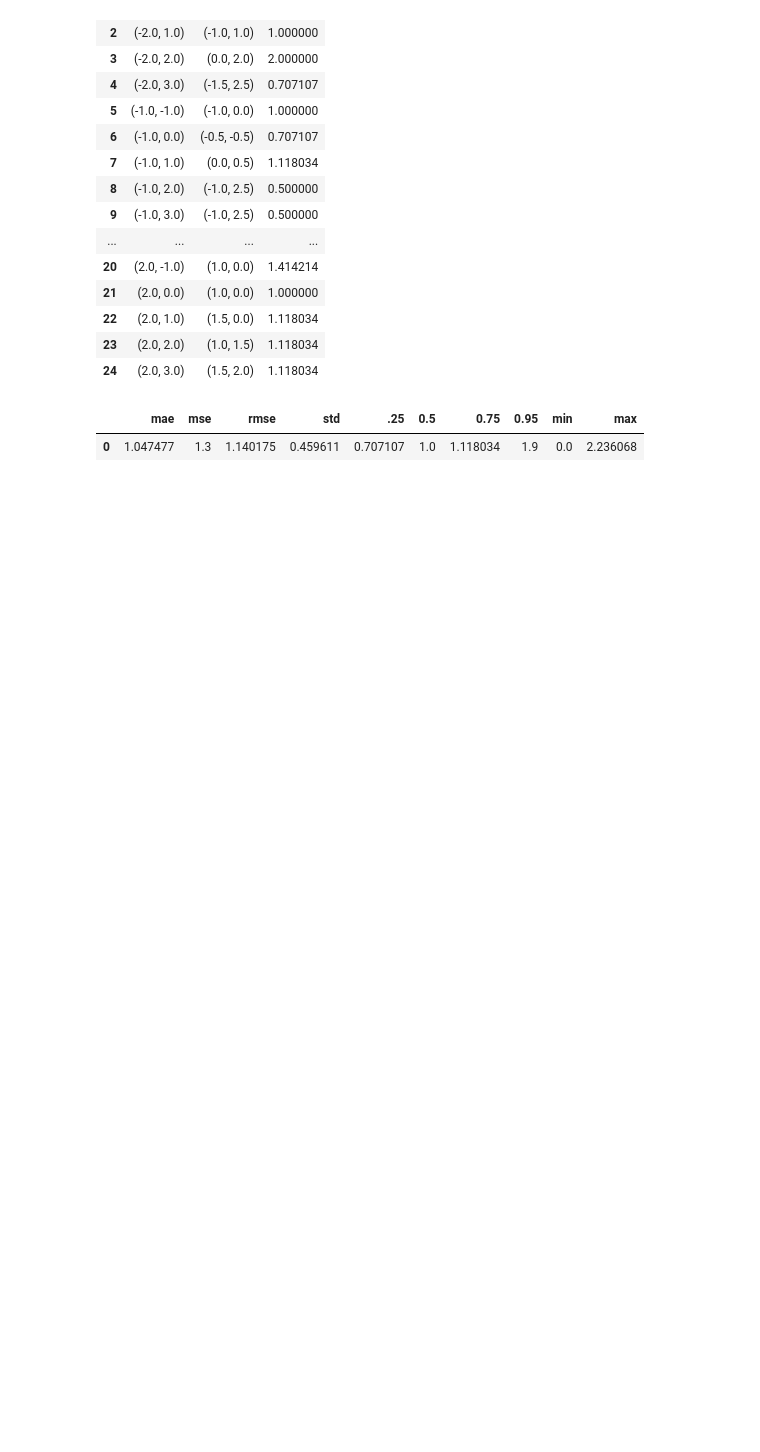
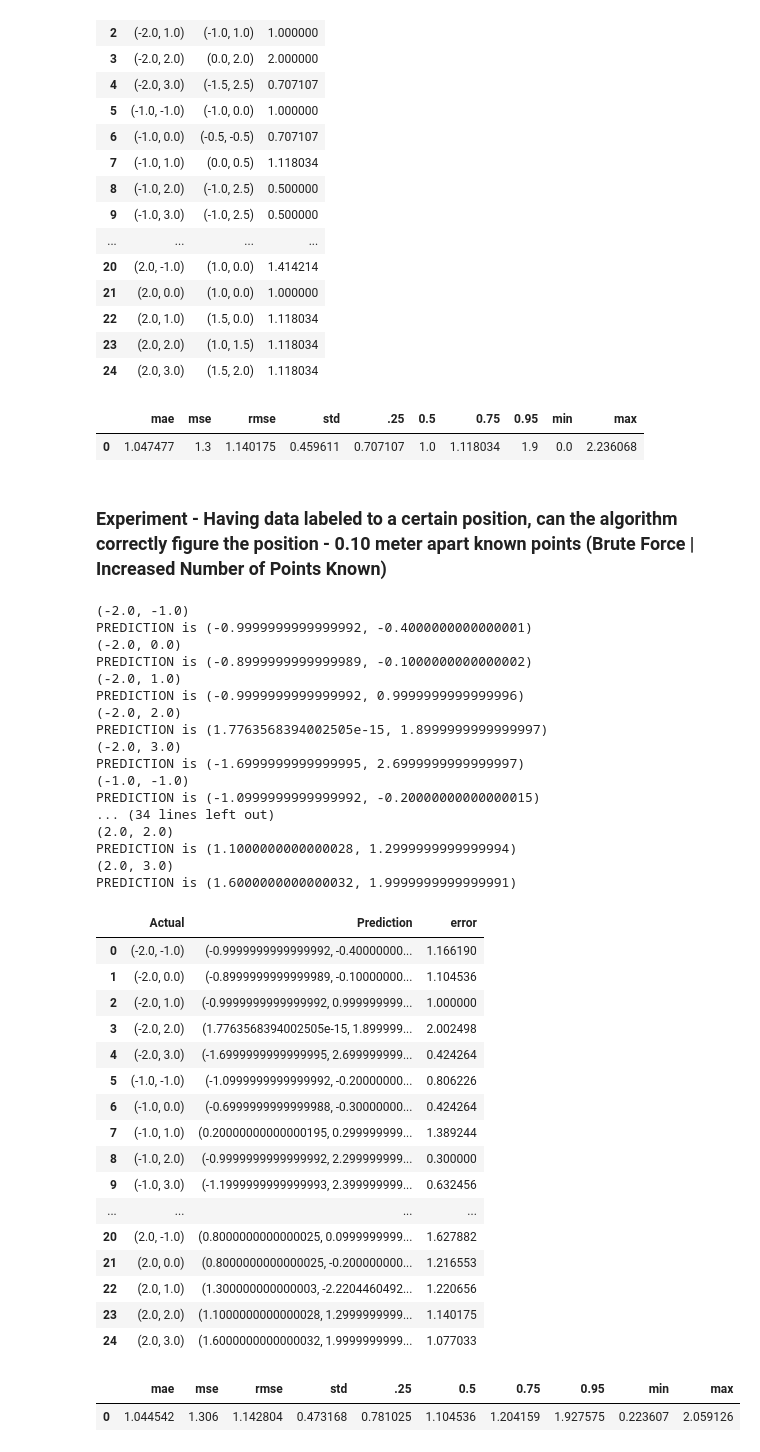
Before and after one commit to rui-pedro-porfirio/IndoorApp, a Jupyter notebook: Server/Notebooks/TRILATERATION/TrilaterationNotebook.ipynb, the cells around one changed output. Drawn from its saved outputs; the diff is of its cells as text; code cells hidden in the pictures; blank space fills up the shorter version.

```diff
--- a/Server/Notebooks/TRILATERATION/TrilaterationNotebook.ipynb
+++ b/Server/Notebooks/TRILATERATION/TrilaterationNotebook.ipynb
@@ -920,3 +961,68 @@ PREDICTION is (1.5, 2.0)
 | 24 | (2.0, 3.0) | (1.5, 2.0) | 1.118034 |
 |  | mae | mse | rmse | std | .25 | 0.5 | 0.75 | 0.95 | min | max |
 | 0 | 1.047477 | 1.3 | 1.140175 | 0.459611 | 0.707107 | 1.0 | 1.118034 | 1.9 | 0.0 | 2.236068 |
+# %% [markdown]
+### Experiment - Having data labeled to a certain position, can the algorithm correctly figure the position - 0.10 meter apart known points (Brute Force | Increased Number of Points Known)
+# %%
+statistical_cols = ['mae','mse','rmse','std','.25','0.5','0.75','0.95','min','max']
+predictions = list()
+actual = list()
+for k,v in distances.items():
+    print(k)
+    prediction = compute_trilateration(dataset_10cm,k,flag=1)
+    results_stats = list()
+    predictions.append(prediction)
+    actual.append(k)
+results = list(zip(actual,predictions))
+error_dataframe = pd.DataFrame(results,columns=['Actual','Prediction'])
+observed_errors = list()
+for index, row in error_dataframe.iterrows():
+        x1 = row['Actual']
+        x2 = row['Prediction']
+        error = math.hypot(x2[0] - x1[0], x2[1] - x1[1])
+        observed_errors.append(error)
+error = pd.DataFrame(observed_errors, columns=["error"])
+result = error_dataframe.join(error)
+display(result)
+stats = structure_data(result)
+results_stats.append(stats)
+statistics = pd.DataFrame(columns=statistical_cols,data=results_stats)
+display(statistics)
+bf_results.append(statistics.sort_values(by=['mae']).head(1).values[0])
+# %% [output]
+(-2.0, -1.0)
+PREDICTION is (-0.9999999999999992, -0.4000000000000001)
+(-2.0, 0.0)
+PREDICTION is (-0.8999999999999989, -0.1000000000000002)
+(-2.0, 1.0)
+PREDICTION is (-0.9999999999999992, 0.9999999999999996)
+(-2.0, 2.0)
+PREDICTION is (1.7763568394002505e-15, 1.8999999999999997)
+(-2.0, 3.0)
+PREDICTION is (-1.6999999999999995, 2.6999999999999997)
+(-1.0, -1.0)
+PREDICTION is (-1.0999999999999992, -0.20000000000000015)
+... (34 lines left out)
+(2.0, 2.0)
+PREDICTION is (1.1000000000000028, 1.2999999999999994)
+(2.0, 3.0)
+PREDICTION is (1.6000000000000032, 1.9999999999999991)
+|  | Actual | Prediction | error |
+| 0 | (-2.0, -1.0) | (-0.9999999999999992, -0.40000000... | 1.166190 |
+| 1 | (-2.0, 0.0) | (-0.8999999999999989, -0.10000000... | 1.104536 |
+| 2 | (-2.0, 1.0) | (-0.9999999999999992, 0.999999999... | 1.000000 |
+| 3 | (-2.0, 2.0) | (1.7763568394002505e-15, 1.899999... | 2.002498 |
+| 4 | (-2.0, 3.0) | (-1.6999999999999995, 2.699999999... | 0.424264 |
+| 5 | (-1.0, -1.0) | (-1.0999999999999992, -0.20000000... | 0.806226 |
+| 6 | (-1.0, 0.0) | (-0.6999999999999988, -0.30000000... | 0.424264 |
+| 7 | (-1.0, 1.0) | (0.20000000000000195, 0.299999999... | 1.389244 |
+| 8 | (-1.0, 2.0) | (-0.9999999999999992, 2.299999999... | 0.300000 |
+| 9 | (-1.0, 3.0) | (-1.1999999999999993, 2.399999999... | 0.632456 |
+| ... | ... | ... | ... |
+| 20 | (2.0, -1.0) | (0.8000000000000025, 0.0999999999... | 1.627882 |
+| 21 | (2.0, 0.0) | (0.8000000000000025, -0.200000000... | 1.216553 |
+| 22 | (2.0, 1.0) | (1.300000000000003, -2.2204460492... | 1.220656 |
+| 23 | (2.0, 2.0) | (1.1000000000000028, 1.2999999999... | 1.140175 |
+| 24 | (2.0, 3.0) | (1.6000000000000032, 1.9999999999... | 1.077033 |
+|  | mae | mse | rmse | std | .25 | 0.5 | 0.75 | 0.95 | min | max |
+| 0 | 1.044542 | 1.306 | 1.142804 | 0.473168 | 0.781025 | 1.104536 | 1.204159 | 1.927575 | 0.223607 | 2.059126 |
```
Also changed, not shown: parts of 8 cells of this notebook, 4 other files.
